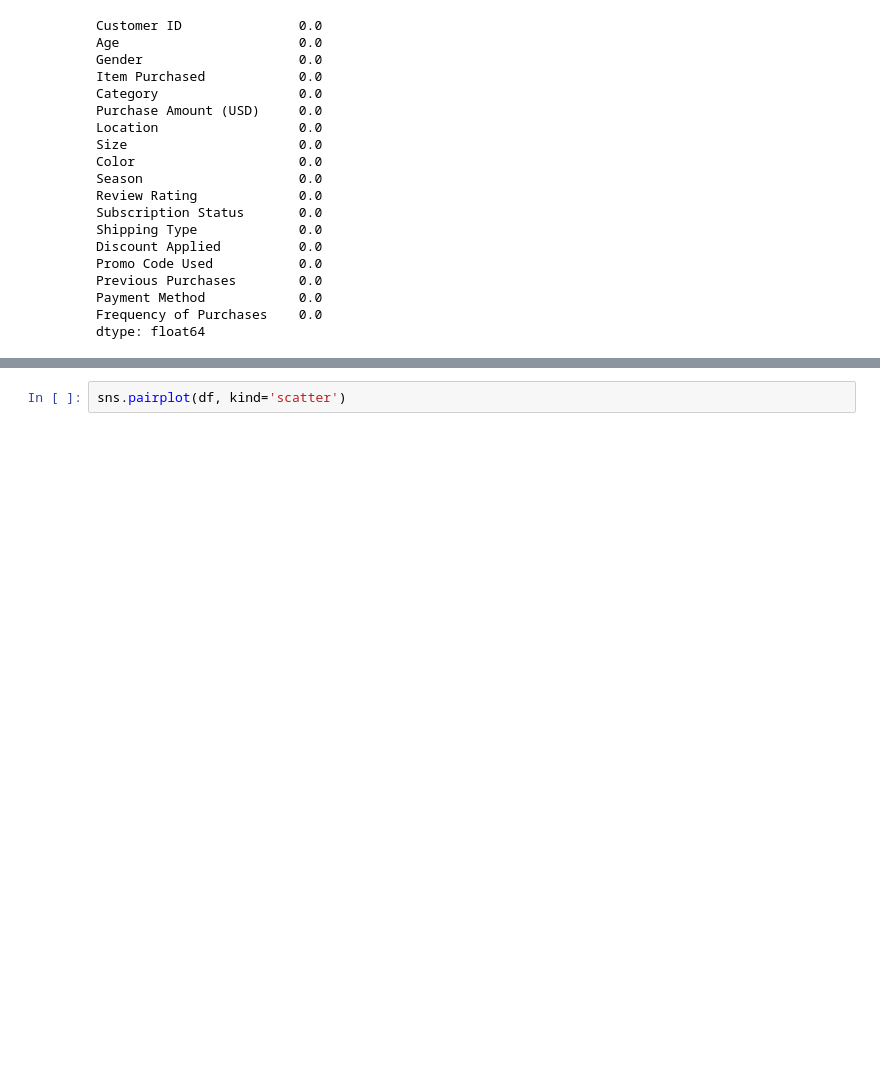
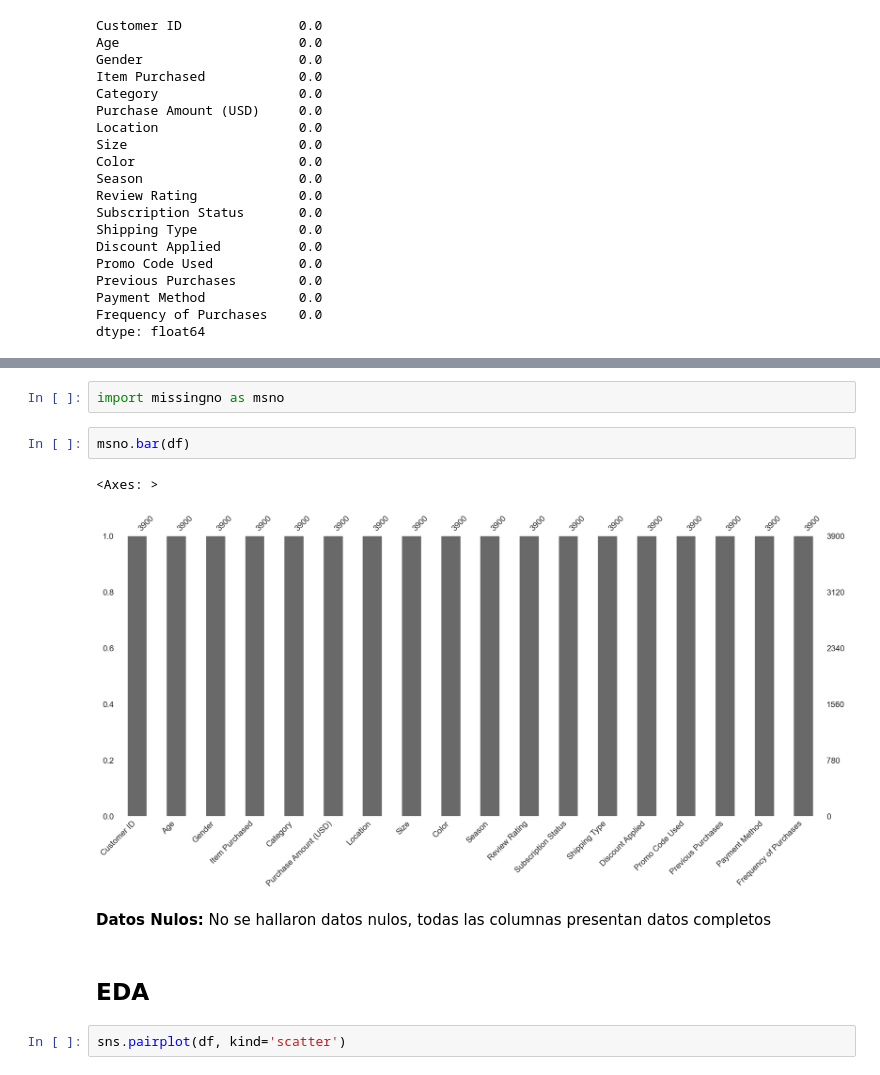
Before and after one commit to Cecchi96/ProyectoDS, a Jupyter notebook: Proyecto_Parte3Cecchini.ipynb, the cells around one changed output, grey strips where cells are left out. Cells and saved outputs as stored; diff of their text form; blank space fills up the shorter version.

```diff
--- a/Proyecto_Parte3Cecchini.ipynb
+++ b/Proyecto_Parte3Cecchini.ipynb
@@ -186,3 +235,14 @@ dtype: float64
+# %%
+import missingno as msno
+# %%
+msno.bar(df)
+# %% [output]
+<Axes: >
+[figure, added]
+# %% [markdown]
+**Datos Nulos:** No se hallaron datos nulos, todas las columnas presentan datos completos
+# %% [markdown]
+## EDA
 # %%
 sns.pairplot(df, kind='scatter')
 # %% [output]
```
Also changed, not shown: parts of 12 cells of this notebook.
